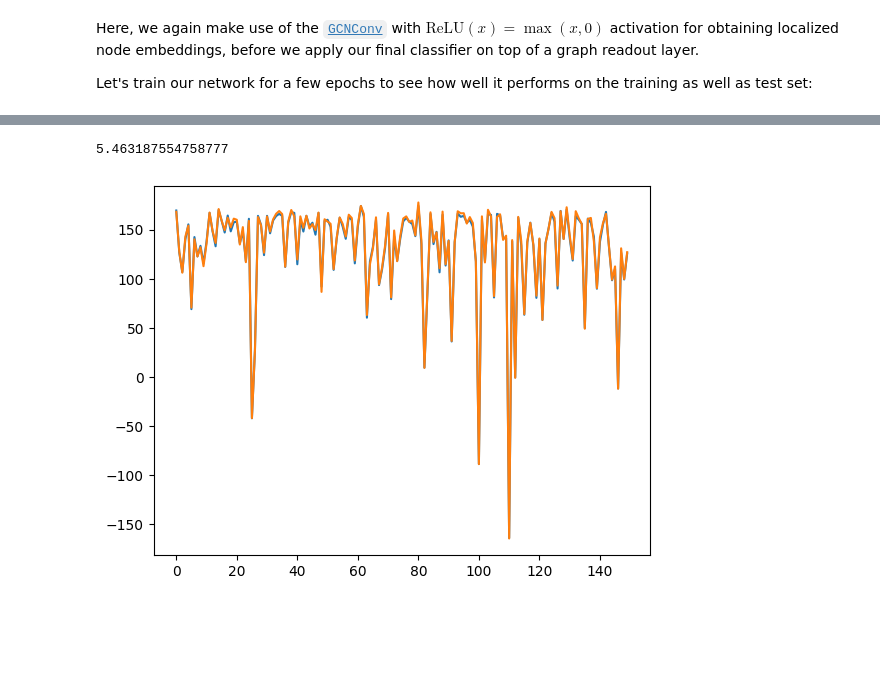
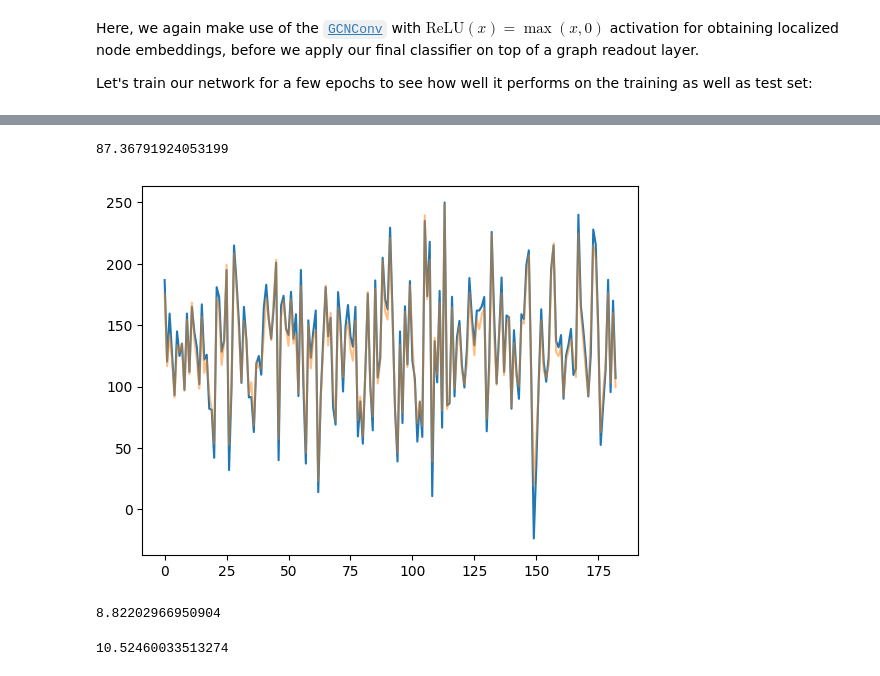
Before and after one commit to bgauzere/greycdata, a Jupyter notebook: Graph_Regression_alkane.ipynb, the cells around one changed output, grey strips where cells are left out. Cells and saved outputs as stored; diff of their text form; code cells hidden in the pictures; blank space fills up the shorter version.

```diff
--- a/Graph_Regression_alkane.ipynb
+++ b/Graph_Regression_alkane.ipynb
@@ -96,7 +97,7 @@ PyTorch Geometric automatically takes care of **batching multiple graphs into a
 # %%
 from torch_geometric.loader import DataLoader
 
-train_loader = DataLoader(dataset, batch_size=16, shuffle=True)
+train_loader = DataLoader(train_dataset, batch_size=16, shuffle=True)
 test_loader = DataLoader(test_dataset, batch_size=32, shuffle=False)
 
 print(dataset[0].y)
@@ -163,7 +164,7 @@ class GCN(torch.nn.Module):
         torch.manual_seed(12345)
         self.conv1 = GCNConv(input_channels, hidden_channels)
         self.conv2 = GCNConv(hidden_channels, hidden_channels)
-        #self.conv3 = GCNConv(hidden_channels, hidden_channels)
+        self.conv3 = GCNConv(hidden_channels, hidden_channels)
         self.lin = Linear(hidden_channels, 1)
 
     def forward(self, x, edge_index, batch):
@@ -172,7 +173,7 @@ class GCN(torch.nn.Module):
         x = x.relu()
         x = self.conv2(x, edge_index)
         x = x.relu()
-        #x = self.conv3(x, edge_index)
+        x = self.conv3(x, edge_index)
 
         # 2. Readout layer
         x = global_add_pool(x, batch)  # [batch_size, hidden_channels]
@@ -181,7 +182,7 @@ class GCN(torch.nn.Module):
         x = self.lin(x)
         return x
 
-model = GCN(input_channels=4,hidden_channels=64)
+model = GCN(input_channels=15,hidden_channels=64)
 print(model)
 # %% [output]
 GCN(
@@ -194,7 +196,7 @@ Here, we again make use of the [`GCNConv`](https://pytorch-geometric.readthedocs
 
 Let's train our network for a few epochs to see how well it performs on the training as well as test set:
 # %%
-model = GCN(input_channels=4,hidden_channels=128)
+model = GCN(input_channels=15,hidden_channels=128)
 optimizer = torch.optim.Adam(model.parameters(), lr=0.01)
 criterion = torch.nn.MSELoss(reduction="mean")
 
@@ -245,13 +247,32 @@ print(test(train_loader).item())
 # %%
-gt = np.zeros(150)
-pred = np.zeros(150)
+import numpy as np
+gt = np.zeros(len(dataset))
+pred = np.zeros(len(dataset))
 for i,data in enumerate(dataset):
     pred[i] = model(data.x, data.edge_index, torch.tensor([0])).item()
     gt[i] = data.y.item()
 # %%
 plt.plot(gt)
-plt.plot(pred)
+plt.plot(pred,alpha=.5)
 print(np.mean((gt-pred)**2))
 # %% [output]
-5.463187554758777
+87.36791924053199
-[figure, old version]
+[figure, new version]
+# %%
+pred=np.zeros(size_train)
+gt=np.zeros(size_train)
+for i,data in enumerate(train_dataset):
+    pred[i] = model(data.x, data.edge_index, torch.tensor([0])).item()
+    gt[i] = data.y.item()
+print(np.sqrt(np.mean((gt-pred)**2)))
+# %% [output]
+8.82202966950904
+# %%
+pred=np.zeros(size_test)
+gt=np.zeros(size_test)
+for i,data in enumerate(test_dataset):
+    pred[i] = model(data.x, data.edge_index, torch.tensor([0])).item()
+    gt[i] = data.y.item()
+print(np.sqrt(np.mean((gt-pred)**2)))
+# %% [output]
+10.52460033513274
```
Also changed, not shown: parts of 7 cells of this notebook, 3 other files.
